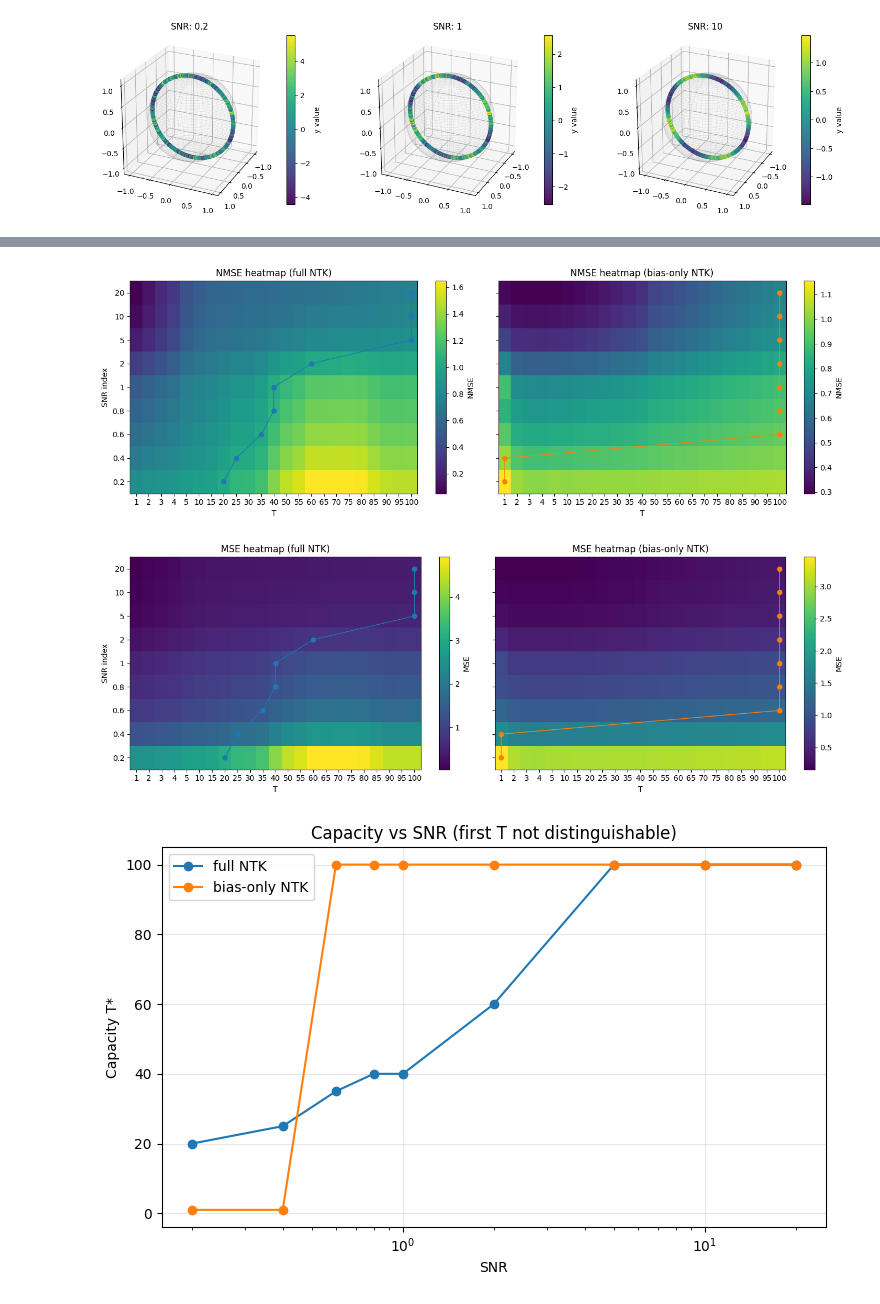
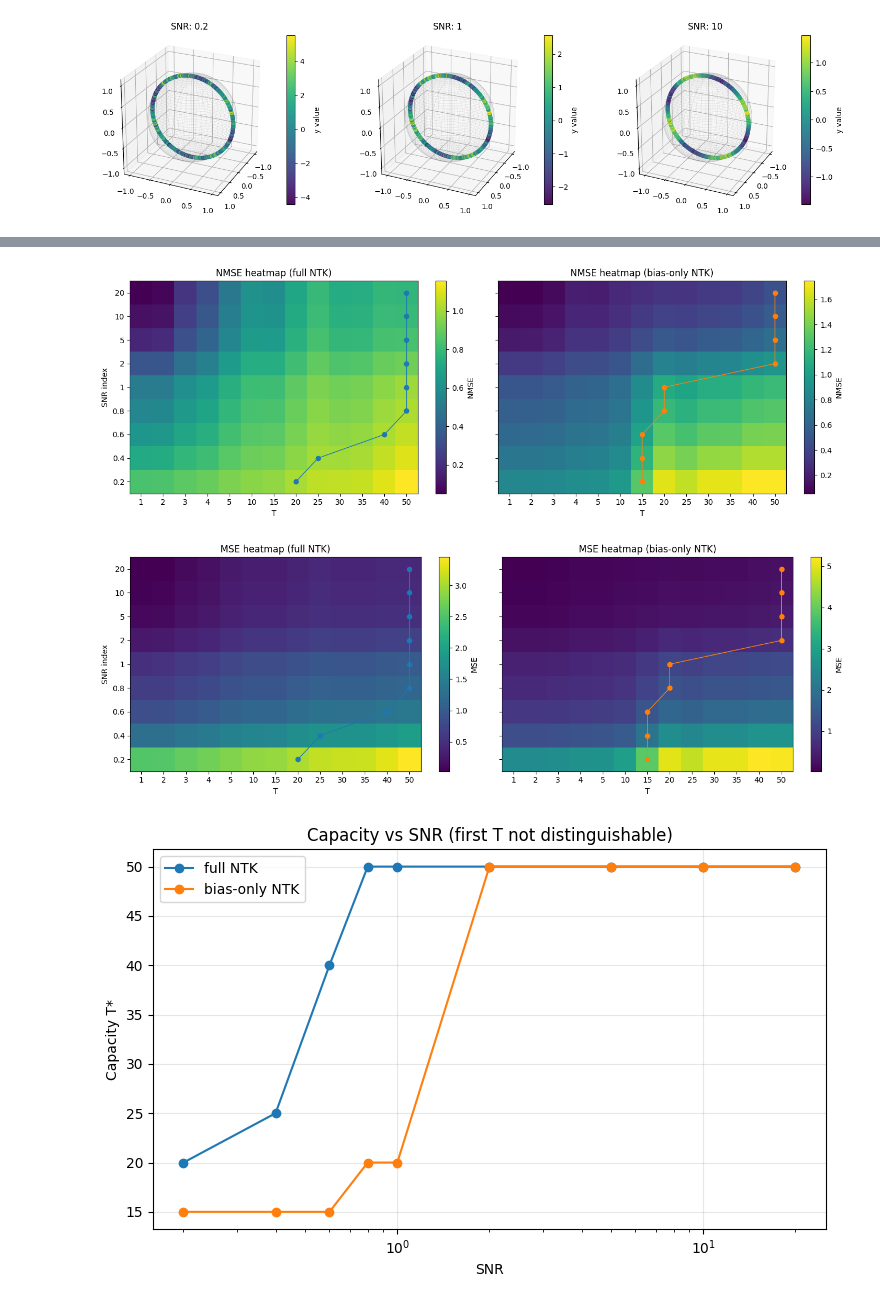
Before and after one commit to burnhamdr/neural-tangents, a Jupyter notebook: multiTasking/notebooks/NTKeigenSpectrum.ipynb, the cells around one changed output, grey strips where cells are left out. Drawn from its saved outputs; the diff is of its cells as text; code cells hidden in the pictures.

```diff
--- a/multiTasking/notebooks/NTKeigenSpectrum.ipynb
+++ b/multiTasking/notebooks/NTKeigenSpectrum.ipynb
@@ -2567,7 +2578,8 @@ def plot_spectral_diagnostics(
     plt.tight_layout(rect=[0, 0, 0.92, 1])
     plt.show()
 
-D = np.load(f"/home/dburnham/Documents/NTK/neural-tangents/multiTasking/results/eigen_spectra_results/eigen_spectra_by_T_eigen_spectra_multitask.npz", allow_pickle=True)
+# D = np.load(f"/home/dburnham/Documents/NTK/neural-tangents/multiTasking/results/eigen_spectra_results/eigen_spectra_by_T_eigen_spectra_multitask.npz", allow_pickle=True)
+D = np.load(f"/home/dburnham/Documents/NTK/neural-tangents/multiTasking/results/eigen_spectra_results/eigen_spectra_by_T_eigen_spectra_multitask_cntrl_tot_pts_out_bias.npz", allow_pickle=True)
 for kernel_key in D.keys():
     print(f"Kernel: {kernel_key}")
     eig_dict = {}
@@ -2732,36 +2749,36 @@ def plot_capacity_vs_snr(path: str, use: str = "last_sig", show: bool = True):
         title = "Capacity vs SNR (first T not distinguishable)"
     else:
         raise ValueError("use must be 'last_sig' or 'first_not_sig'")
 
     fig, ax = plt.subplots(1, 1, figsize=(7.5, 4.8))
     ax.plot(snr, cap_full, marker="o", label="full NTK")
     ax.plot(snr, cap_bias, marker="o", label="bias-only NTK")
     ax.set_xscale("log")
     ax.set_xlabel("SNR")
     ax.set_ylabel("Capacity T*")
     ax.set_title(title)
     ax.grid(True, alpha=0.3)
     ax.legend()
     plt.tight_layout()
 
     if show:
         plt.show()
 
     return R
 
-addn_str = "cntrl_tot_pts_train_test_noise"
-path = f"snr_sweep_results/snr_sweep_by_T_{addn_str}.npz"  # change to your output file
+addn_str = "cntrl_tot_pts_out_bias"
+path = f"/home/dburnham/Documents/NTK/neural-tangents/multiTasking/results/snr_sweep_results/snr_sweep_by_T_{addn_str}.npz"  # change to your output file
 
 # 1) Heatmaps of NMSE for full vs bias, with capacity overlay
 plot_snr_sweep_results(path, metric="nmse", kind="heatmap")
 
 # 2) Heatmaps of MSE
 plot_snr_sweep_results(path, metric="mse", kind="heatmap")
 
 # 3) Capacity vs SNR curve
 plot_capacity_vs_snr(path, use="first_not_sig")
 # %% [output]
-[figure, old version]
+[figure, new version]
-[figure, old version]
+[figure, new version]
-[figure, old version]
+[figure, new version]
 {'snr_list': array([ 0.2,  0.4,  0.6,  0.8,  1. ,  2. ,  5. , 10. , 20. ]),
```
Also changed, not shown: parts of 7 cells of this notebook, 16 other files.
